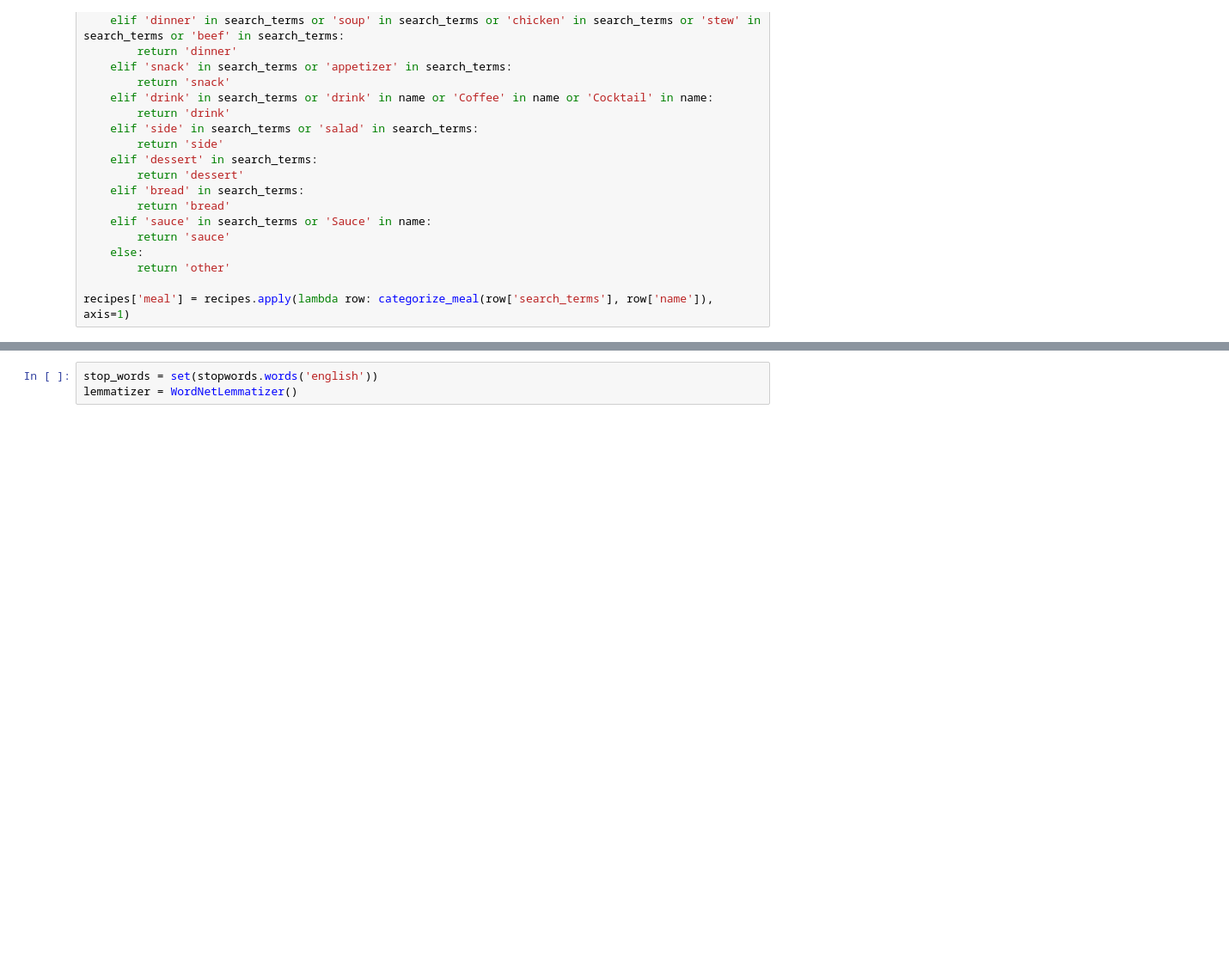
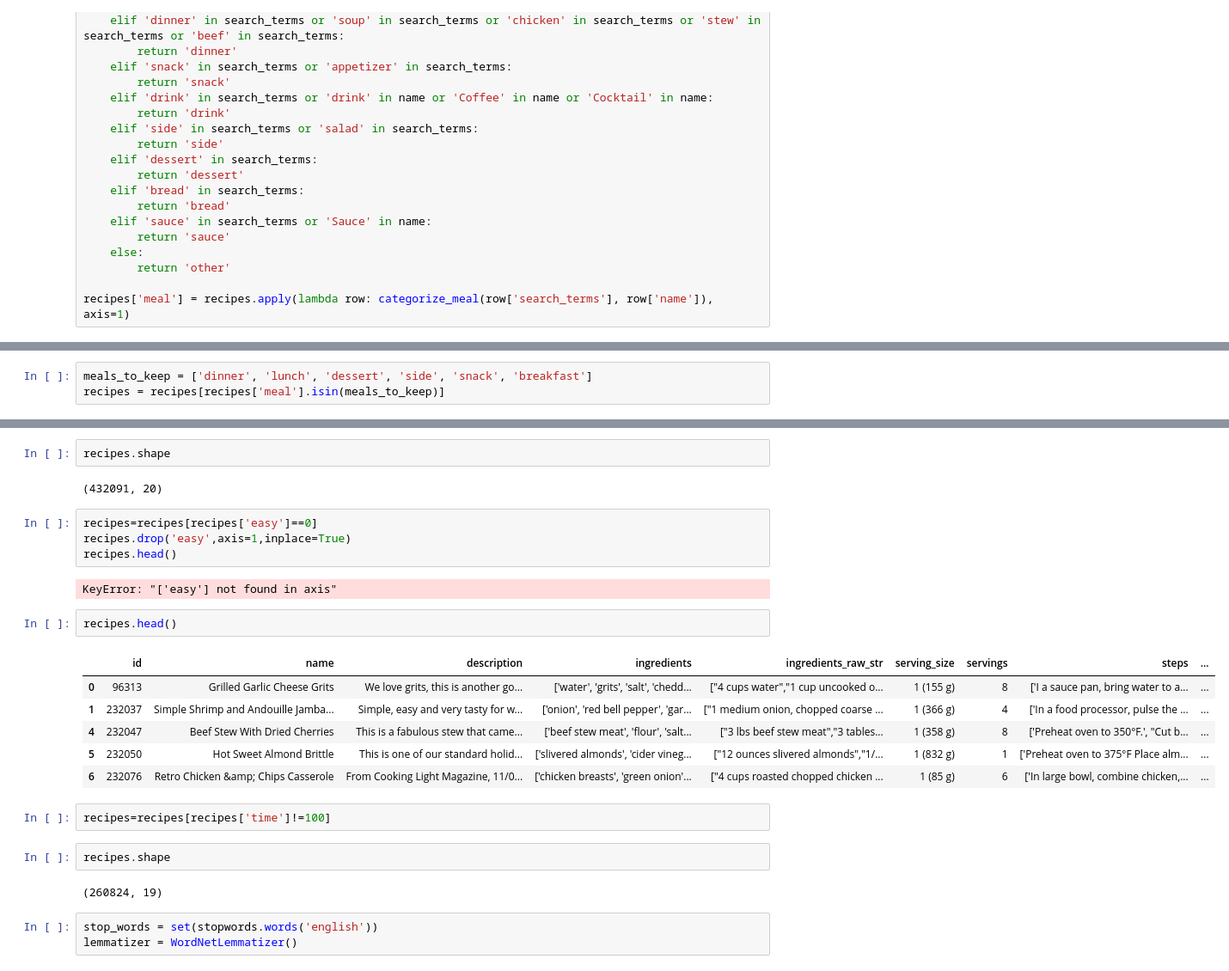
Before and after one commit to ammn23/recsystem, a Jupyter notebook: recipe_recsystem.ipynb, the cells around one changed output, grey strips where cells are left out. Shown at 86% size. Saved outputs shown, nothing was run; the diff lists cells and outputs as text; blank space fills up the shorter version.

```diff
--- a/recipe_recsystem.ipynb
+++ b/recipe_recsystem.ipynb
@@ -96,0 +113,3 @@ recipes['meal'] = recipes.apply(lambda row: categorize_meal(row['search_terms'],
+# %%
+meals_to_keep = ['dinner', 'lunch', 'dessert', 'side', 'snack', 'breakfast']
+recipes = recipes[recipes['meal'].isin(meals_to_keep)]
@@ -97,3 +127,28 @@ recipes['meal'] = recipes.apply(lambda row: categorize_meal(row['search_terms'],
+# %%
+recipes.shape
+# %% [output]
+(432091, 20)
+# %%
+recipes=recipes[recipes['easy']==0]
+recipes.drop('easy',axis=1,inplace=True)
+recipes.head()
+# %% [output]
+KeyError: "['easy'] not found in axis"
+# %%
+recipes.head()
+# %% [output]
+|  | id | name | description | ingredients | ingredients_raw_str | serving_size | servings | steps | ... |
+| 0 | 96313 | Grilled Garlic Cheese Grits | We love grits, this is another go... | ['water', 'grits', 'salt', 'chedd... | ["4 cups water","1 cup uncooked o... | 1 (155 g) | 8 | ['I a sauce pan, bring water to a... | ... |
+| 1 | 232037 | Simple Shrimp and Andouille Jamba... | Simple, easy and very tasty for w... | ['onion', 'red bell pepper', 'gar... | ["1 medium onion, chopped coarse ... | 1 (366 g) | 4 | ['In a food processor, pulse the ... | ... |
+| 4 | 232047 | Beef Stew With Dried Cherries | This is a fabulous stew that came... | ['beef stew meat', 'flour', 'salt... | ["3 lbs beef stew meat","3 tables... | 1 (358 g) | 8 | ['Preheat oven to 350°F.', "Cut b... | ... |
+| 5 | 232050 | Hot Sweet Almond Brittle | This is one of our standard holid... | ['slivered almonds', 'cider vineg... | ["12 ounces slivered almonds","1/... | 1 (832 g) | 1 | ['Preheat oven to 375°F Place alm... | ... |
+| 6 | 232076 | Retro Chicken &amp; Chips Casserole | From Cooking Light Magazine, 11/0... | ['chicken breasts', 'green onion'... | ["4 cups roasted chopped chicken ... | 1 (85 g) | 6 | ['In large bowl, combine chicken,... | ... |
+# %%
+recipes=recipes[recipes['time']!=100]
+# %%
+recipes.shape
+# %% [output]
+(260824, 19)
 # %%
 stop_words = set(stopwords.words('english'))
 lemmatizer = WordNetLemmatizer()
```
Also changed, not shown: parts of 7 cells of this notebook.
